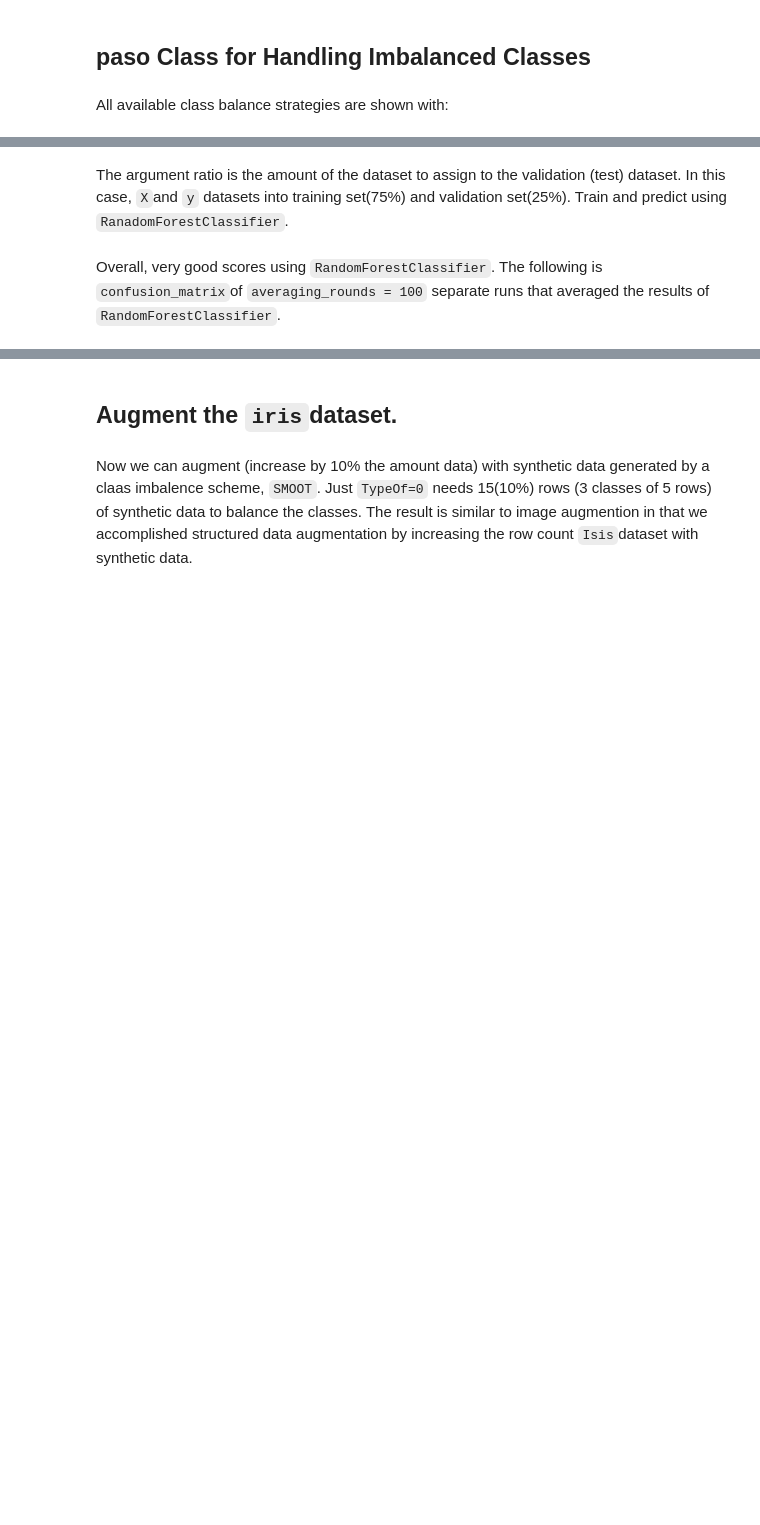
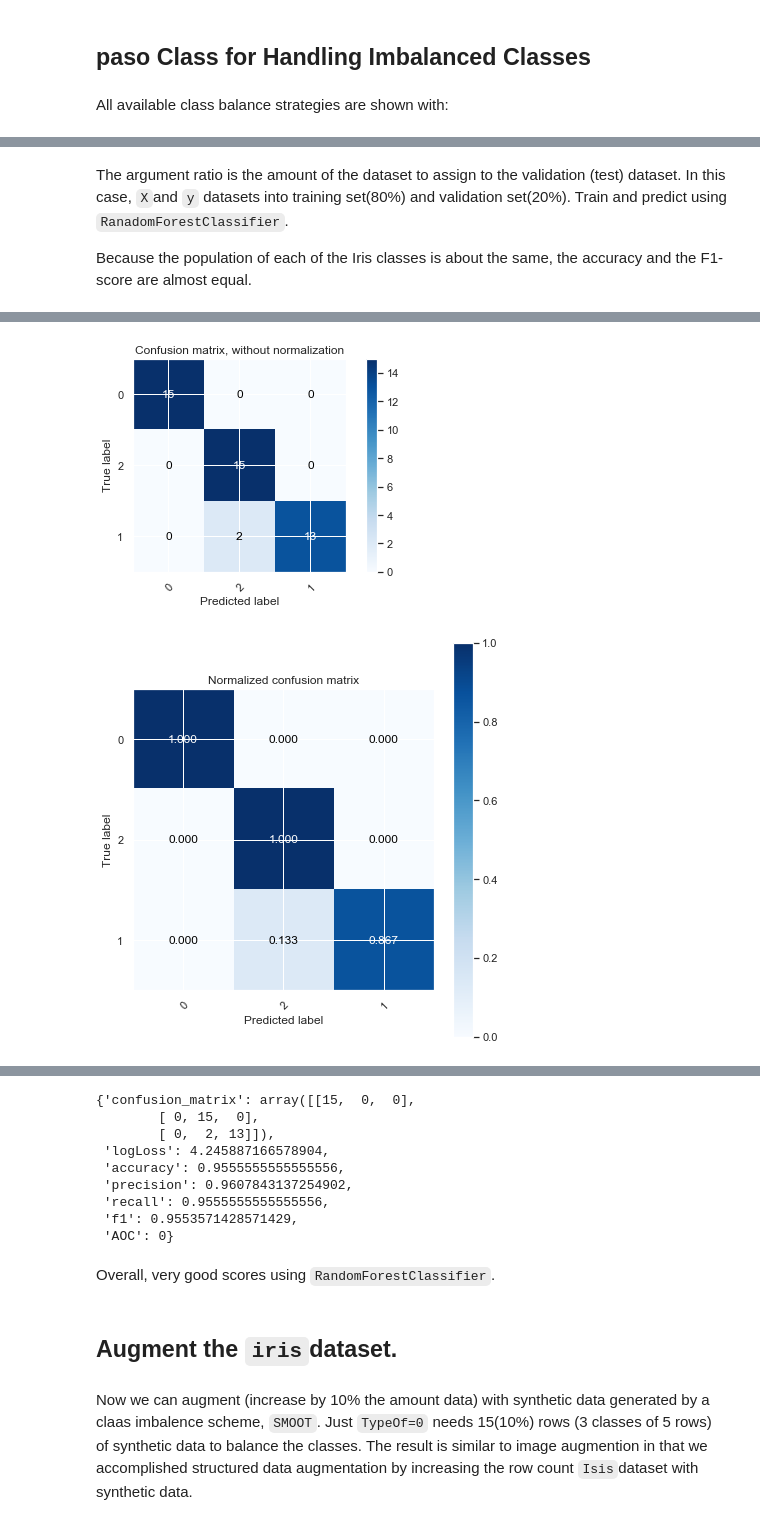
Before and after one commit to bcottman/paso, a Jupyter notebook: lessons/lesson-3.ipynb, the cells around one changed output, grey strips where cells are left out. Drawn from its saved outputs; the diff is of its cells as text; code cells hidden in the pictures; blank space fills up the shorter version.

```diff
--- a/lessons/lesson-3.ipynb
+++ b/lessons/lesson-3.ipynb
@@ -181,7 +218,7 @@ from sklearn.model_selection import train_test_split
 from sklearn.ensemble import RandomForestClassifier
 from sklearn import metrics
 # %%
-from paso.models.learner import Learner
-o = Learner(ontological_file_path='../parameters/learner-RandomForestClassification.yaml')
-o.train(X)
+from paso.learners.learners import Learner
+o = Learner()
+o.train(train,ontological_filepath='../ontologies/learners/RandomForestClassification.yaml',target='TypeOf')
 # %% [output]
@@ -189,3 +238,5 @@ NameError: name 'pasoDecoratorsnarg' is not defined
 # %% [markdown]
 The argument ratio is the amount of the dataset to assign to the validation (test) dataset. In this case,
-``X``and ``y`` datasets into training set(75\%) and validation set(25\%). Train and predict using ``RanadomForestClassifier``.
+``X``and ``y`` datasets into training set(80\%) and validation set(20\%). Train and predict using ``RanadomForestClassifier``.
+
+Because the population of each of the Iris classes is about the same, the accuracy and the F1-score are almost equal.
@@ -194,2 +243,4 @@ o.metric_valid
-# %% [markdown]
-Overall, very good scores using ``RandomForestClassifier``.  The following is ``confusion_matrix``of ``averaging_rounds = 100`` separate runs that averaged the results of ``RandomForestClassifier``.
+# %%
+o.predict(test,measure=True)
+o.metrics
+# %% [output]
@@ -195,0 +249,2 @@ Overall, very good scores using ``RandomForestClassifier``.  The following is ``
+[figure, added]
+[figure, added]
@@ -196,3 +252,14 @@ Overall, very good scores using ``RandomForestClassifier``.  The following is ``
+{'confusion_matrix': array([[15,  0,  0],
+        [ 0, 15,  0],
+        [ 0,  2, 13]]),
+ 'logLoss': 4.245887166578904,
+ 'accuracy': 0.9555555555555556,
+ 'precision': 0.9607843137254902,
+ 'recall': 0.9555555555555556,
+ 'f1': 0.9553571428571429,
+ 'AOC': 0}
+# %% [markdown]
+Overall, very good scores using ``RandomForestClassifier``.
 # %% [markdown]
 ## Augment the ``iris``dataset.
 # %% [markdown]
```
Also changed, not shown: parts of 69 cells of this notebook, 47 other files.
